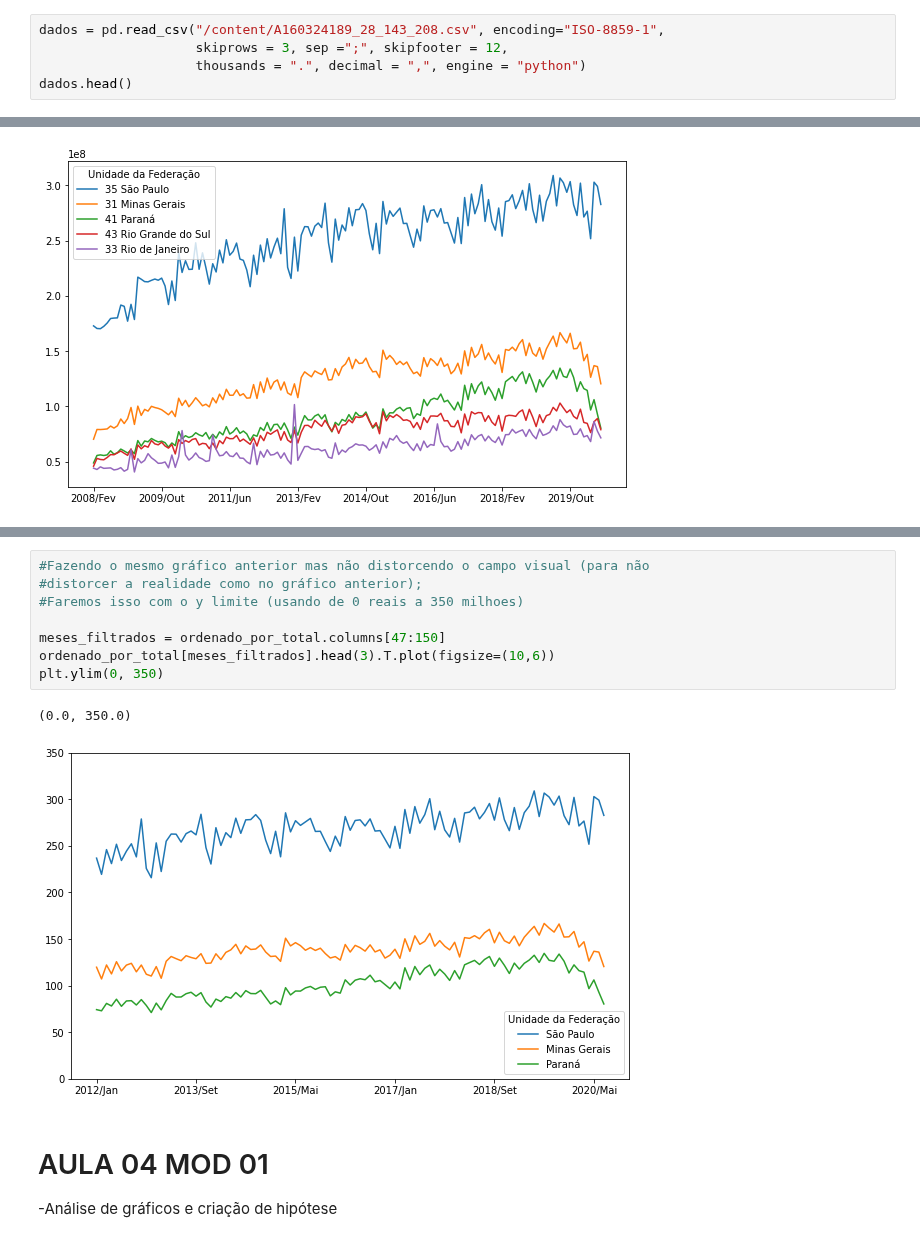
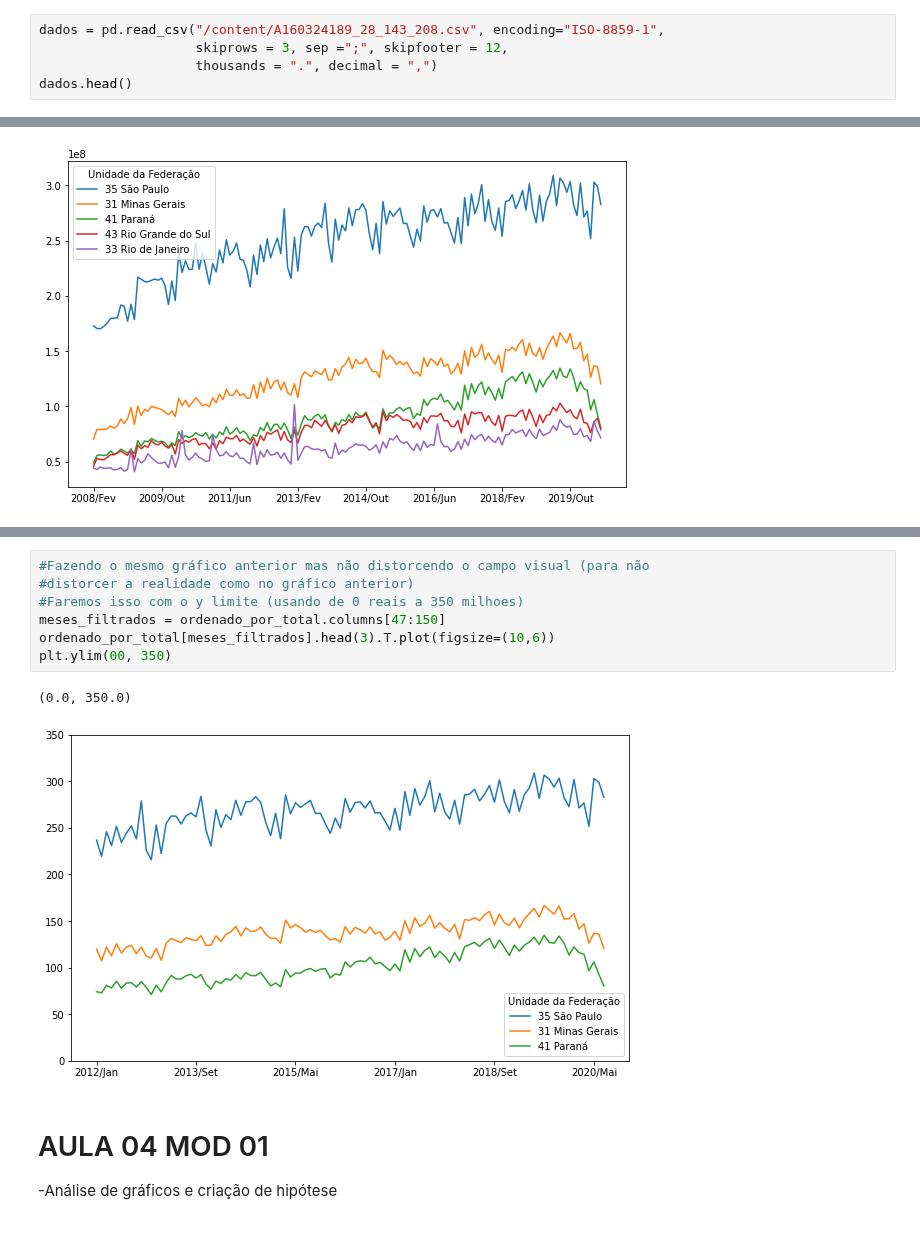
Before and after one commit to GuilhermeRuy97/BootcampDataScience, a Jupyter notebook: módulo_1_e_2_Bootcamp_Alura.ipynb, the cells around one changed output, grey strips where cells are left out. Drawn from its saved outputs; the diff is of its cells as text.

```diff
--- a/módulo_1_e_2_Bootcamp_Alura.ipynb
+++ b/módulo_1_e_2_Bootcamp_Alura.ipynb
@@ -153,7 +146,7 @@ import pandas as pd
 # %%
 dados = pd.read_csv("/content/A160324189_28_143_208.csv", encoding="ISO-8859-1",
                     skiprows = 3, sep =";", skipfooter = 12,
-                    thousands = ".", decimal = ",", engine = "python")
+                    thousands = ".", decimal = ",")
 dados.head()
 # %% [output]
 |  | Unidade da Federação | 1992/Mar | 1992/Abr | 1993/Mai | 1993/Dez | 1994/Jan | 1994/Fev | 1994/Mai | 1994/Ago | ... |
@@ -492,15 +462,14 @@ ordenado_por_total[meses_filtrados].head(3).T.plot(figsize=(10,6))
 [figure]
 # %%
 #Fazendo o mesmo gráfico anterior mas não distorcendo o campo visual (para não
-#distorcer a realidade como no gráfico anterior);
+#distorcer a realidade como no gráfico anterior)
 #Faremos isso com o y limite (usando de 0 reais a 350 milhoes)
-
 meses_filtrados = ordenado_por_total.columns[47:150]
 ordenado_por_total[meses_filtrados].head(3).T.plot(figsize=(10,6))
-plt.ylim(0, 350)
+plt.ylim(00, 350)
 # %% [output]
 (0.0, 350.0)
-[figure, old version]
+[figure, new version]
 # %% [markdown]
 # AULA 04 MOD 01
 -Análise de gráficos e criação de hipótese
```
Also changed, not shown: parts of 72 cells of this notebook, 17 other files.
